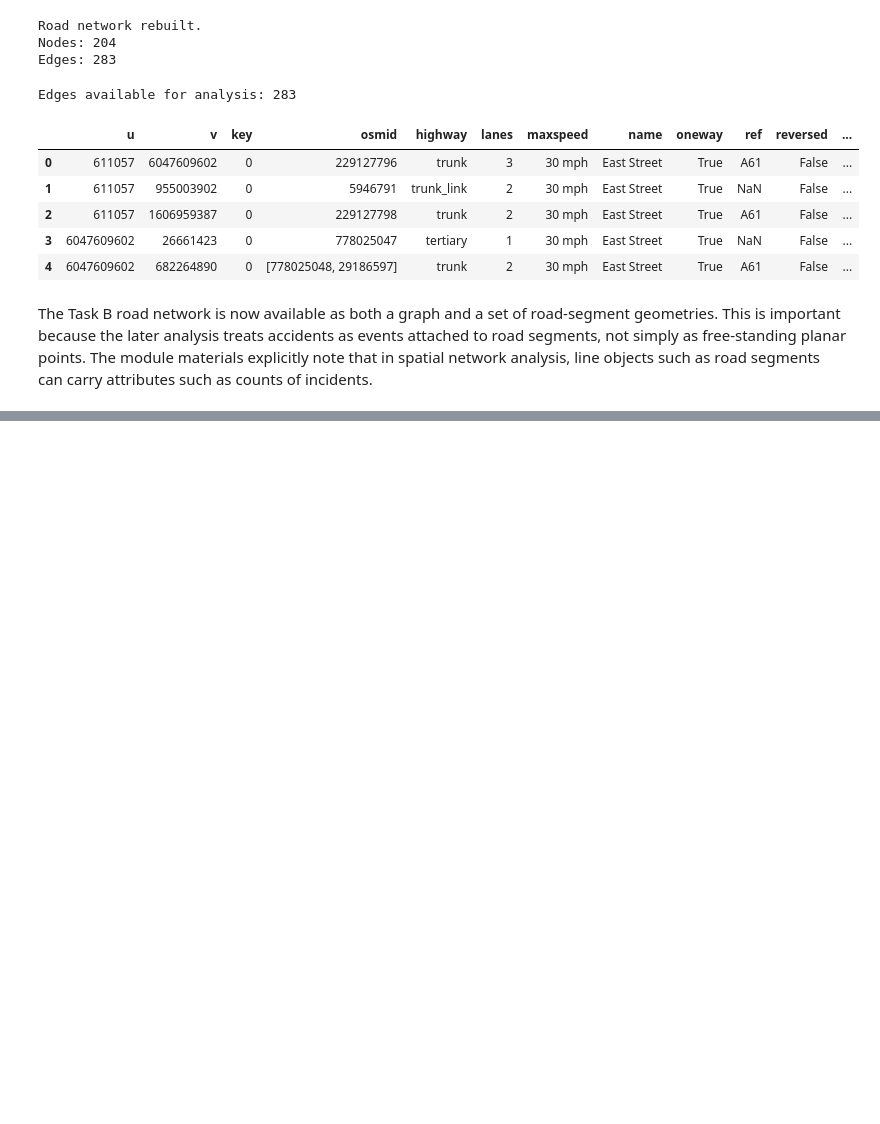
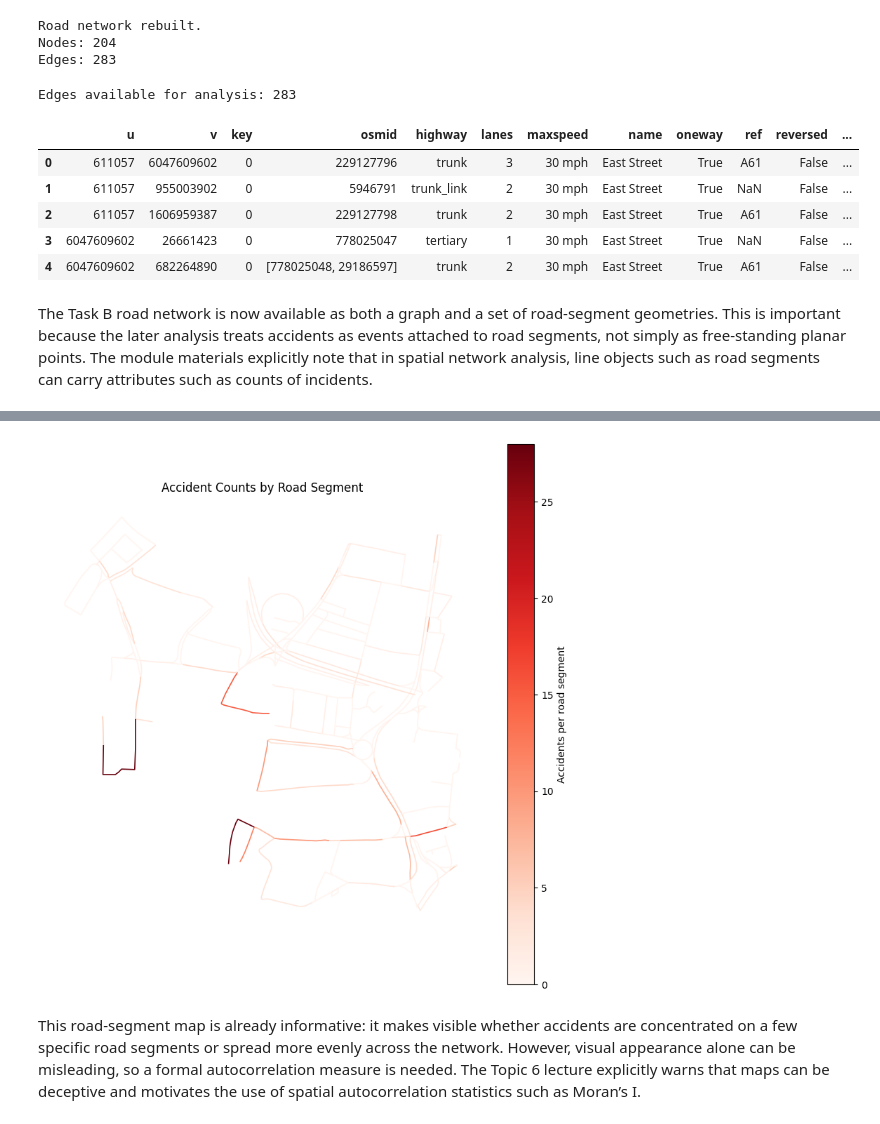
Before and after one commit to GOGO1601/network-data-analysis-cw, a Jupyter notebook: notebooks/part_2/taskB.ipynb, the cells around one changed output, grey strips where cells are left out. Cells and saved outputs as stored; diff of their text form; code cells hidden in the pictures; blank space fills up the shorter version.

```diff
--- a/notebooks/part_2/taskB.ipynb
+++ b/notebooks/part_2/taskB.ipynb
@@ -164,0 +284,7 @@ The Task B road network is now available as both a graph and a set of road-segme
+# %%
+edge_counts = acc_snap_gdf.groupby("edge_id").size().rename("acc_count")
+
+edges_gdf = edges_gdf.merge(edge_counts, on="edge_id", how="left")
+edges_gdf["acc_count"] = edges_gdf["acc_count"].fillna(0).astype(int)
+
+edges_gdf[["edge_id", "acc_count"]].head()
@@ -164,0 +298,17 @@ The Task B road network is now available as both a graph and a set of road-segme
+# %%
+fig, ax = plt.subplots(figsize=(10, 10))
+edges_gdf.plot(
+    ax=ax,
+    column="acc_count",
+    cmap="Reds",
+    linewidth=1.2,
+    legend=True,
+    legend_kwds={"label": "Accidents per road segment"}
+)
+ax.set_title("Accident Counts by Road Segment")
+ax.set_axis_off()
+plt.show()
+# %% [output]
+[figure, added]
+# %% [markdown]
+This road-segment map is already informative: it makes visible whether accidents are concentrated on a few specific road segments or spread more evenly across the network. However, visual appearance alone can be misleading, so a formal autocorrelation measure is needed. The Topic 6 lecture explicitly warns that maps can be deceptive and motivates the use of spatial autocorrelation statistics such as Moran’s I.
```
Also changed, not shown: parts of 13 cells of this notebook.
